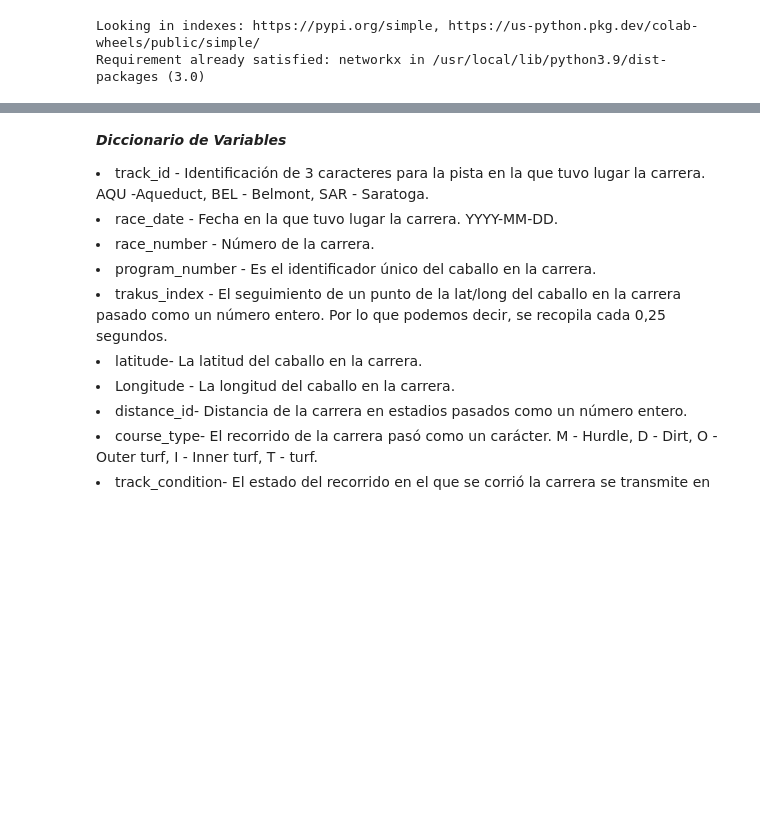
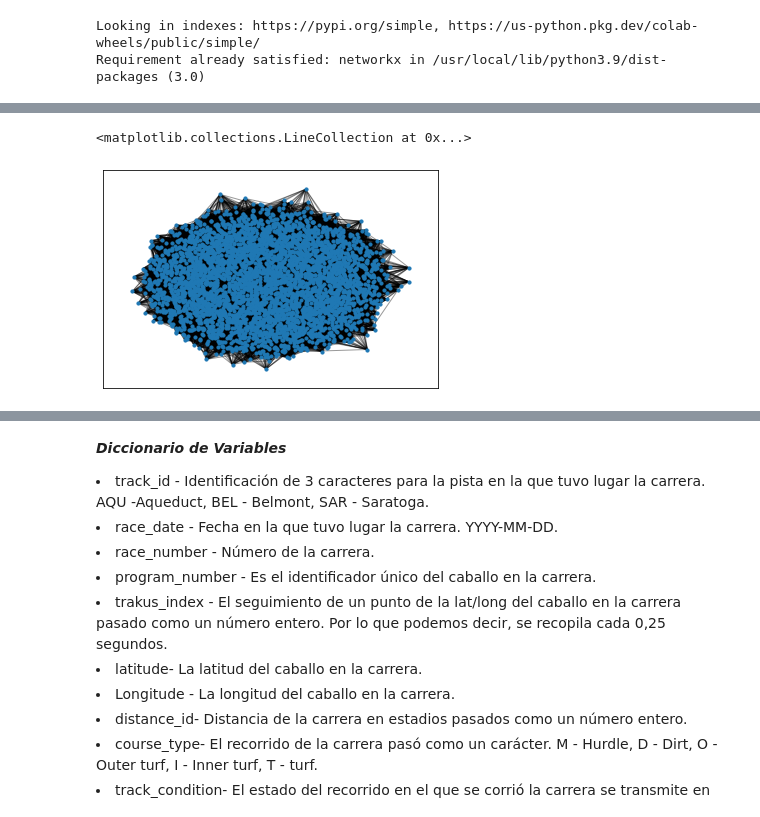
Before and after one commit to jsebastianquiroga/Topicos_analitica, a Jupyter notebook: Notebook/Social_Network_1.ipynb, the cells around one changed output, grey strips where cells are left out. Drawn from its saved outputs; the diff is of its cells as text; code cells hidden in the pictures; blank space fills up the shorter version.

```diff
--- a/Notebook/Social_Network_1.ipynb
+++ b/Notebook/Social_Network_1.ipynb
@@ -135,0 +215,8 @@ NameError: ignored
+# %%
+#GRAFICO DISTRIBUCION SCALE FREE
+pos = nx.spring_layout(F, seed=10396953)
+nx.draw_networkx_nodes(F,pos,node_size=10)
+nx.draw_networkx_edges(F,pos, alpha=0.4)
+# %% [output]
+<matplotlib.collections.LineCollection at 0x...>
+[figure, added]
```
Also changed, not shown: parts of 22 cells of this notebook.
